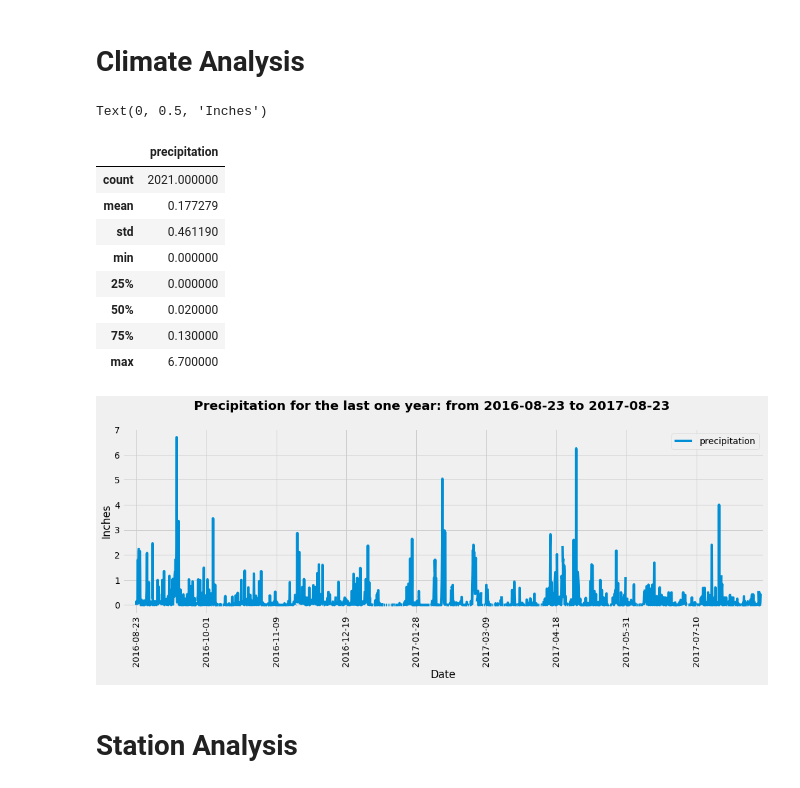
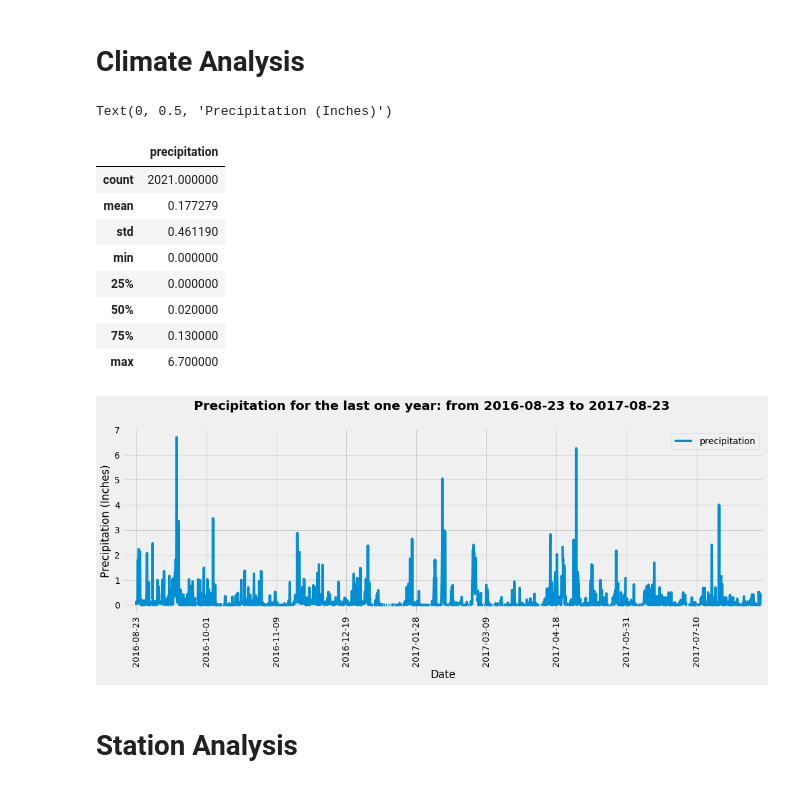
Before and after one commit to bnarath/Hawaii_Climate_App, a Jupyter notebook: Code/climate_analysis.ipynb, the cells around one changed output. Saved outputs shown, nothing was run; the diff lists cells and outputs as text; code cells hidden in the pictures.

```diff
--- a/Code/climate_analysis.ipynb
+++ b/Code/climate_analysis.ipynb
@@ -127,36 +127,36 @@ last_one_year_prcp_DF.set_index('Date', inplace=True)
 
 ### Sort the dataframe by date (Though the data is sorted initially, creating DF from the data changes the order)
 last_one_year_prcp_DF.sort_index(inplace=True)
 
 
 ### Use Pandas Plotting with Matplotlib to plot the data
 fig, ax = plt.subplots(figsize=(15,6))
 _=last_one_year_prcp_DF.plot(ax=ax)
 
 ### Annotation and labelling
 xticks = np.arange(0,len(last_one_year_prcp_DF)+1,250)
 xticklabels = last_one_year_prcp_DF.index[xticks].to_list()
-plt.ylabel("Inches")
+plt.ylabel("Precipitation (Inches)")
 _=plt.suptitle(f"Precipitation for the last one year: from {last_one_year_prcp_DF.index.min()} to {last_one_year_prcp_DF.index.max()}", fontsize=20, weight='bold', y=1.06)
 _=plt.xlim((-50,len(last_one_year_prcp_DF)+10))
 _=plt.xticks(xticks, xticklabels, rotation=90)
 _=plt.tight_layout()
 _= plt.savefig('../Images/Last_one_year_precipitation.png', bbox_inches = "tight" )
 
 # Use Pandas to calcualte the summary statistics for the precipitation data
 last_one_year_prcp_DF.describe()
 # %% [output]
-Text(0, 0.5, 'Inches')
+Text(0, 0.5, 'Precipitation (Inches)')
 |  | precipitation |
 | count | 2021.000000 |
 | mean | 0.177279 |
 | std | 0.461190 |
 | min | 0.000000 |
 | 25% | 0.000000 |
 | 50% | 0.020000 |
 | 75% | 0.130000 |
 | max | 6.700000 |
-[figure, old version]
+[figure, new version]
 # %% [markdown]
 # Station Analysis
 # %%
```
Also changed, not shown: 1 other file.
